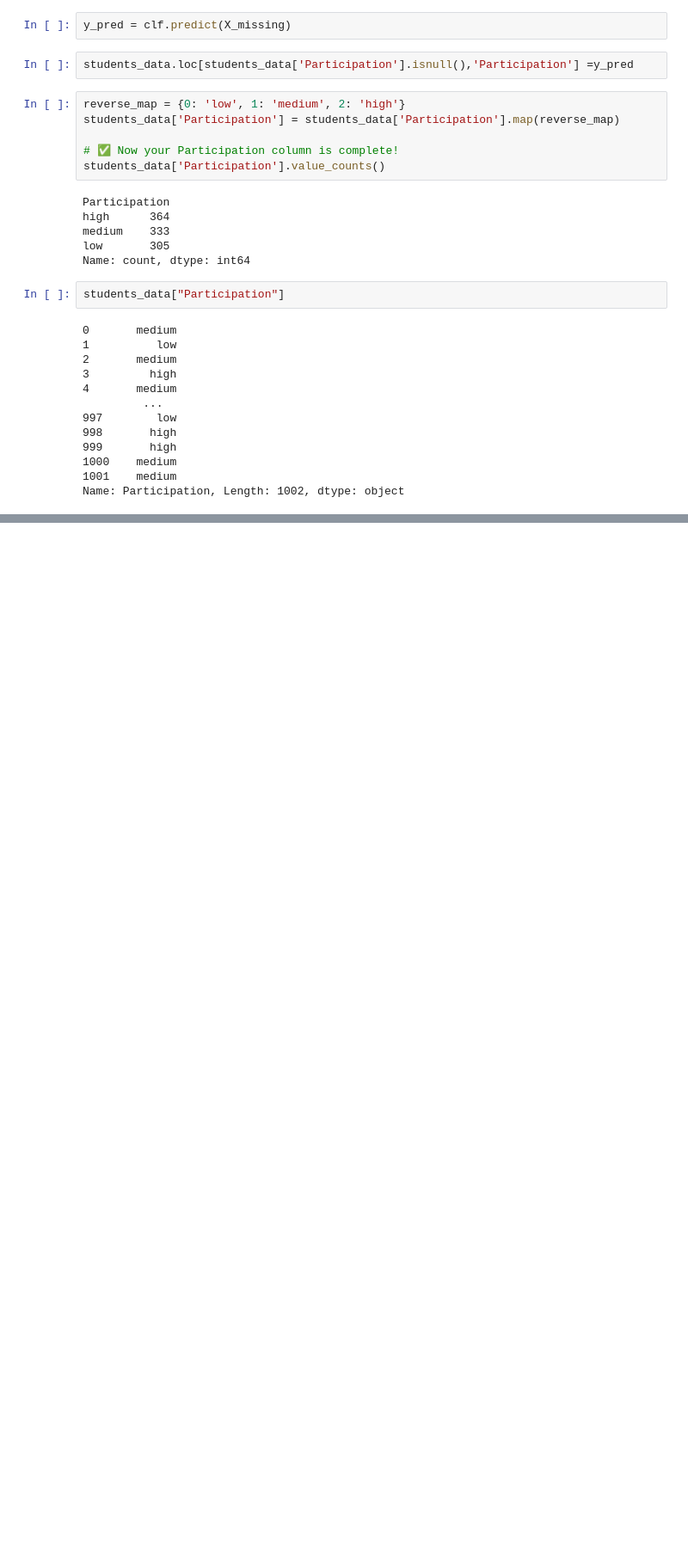
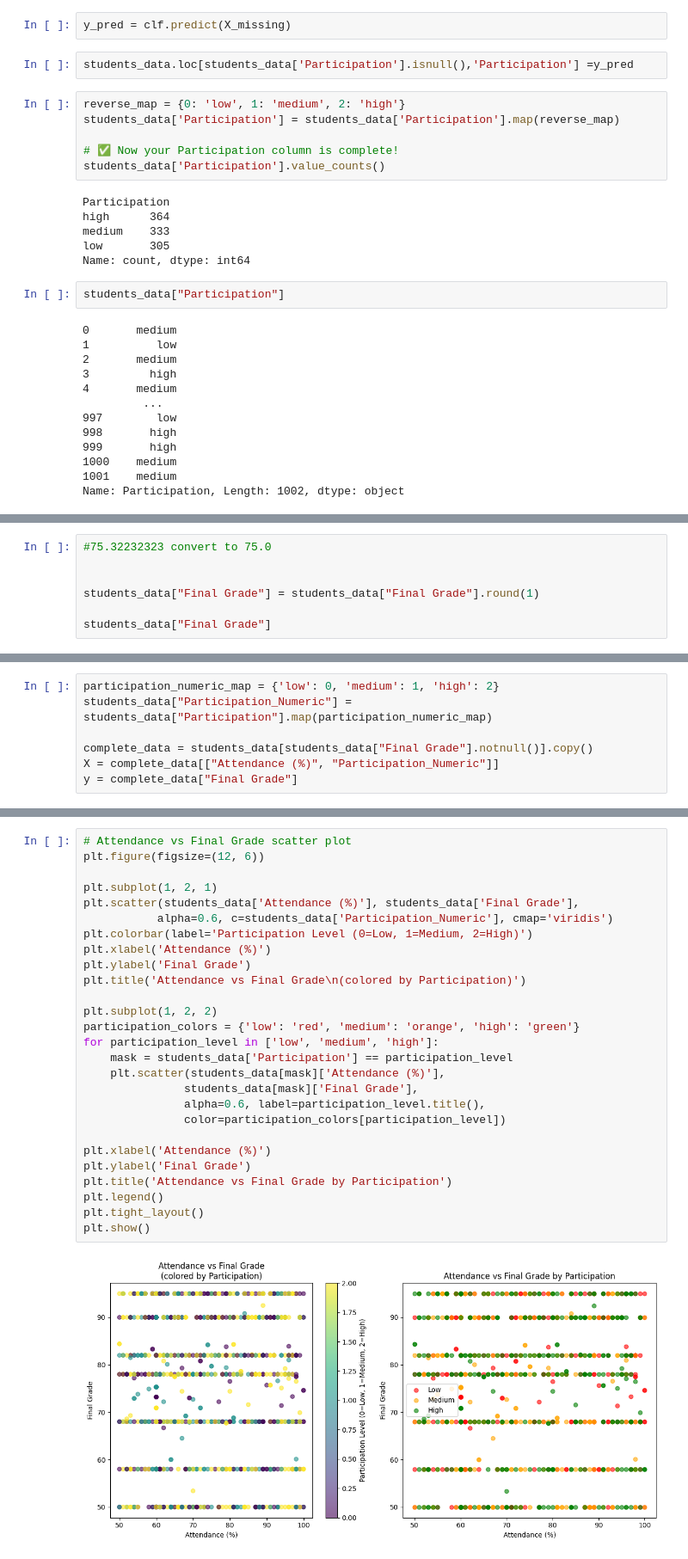
Before and after one commit to Meraj2349/JupyterProject, a Jupyter notebook: classify_student_performance.ipynb, the cells around one changed output, grey strips where cells are left out. Shown at 86% size. Saved outputs shown, nothing was run; the diff lists cells and outputs as text; blank space fills up the shorter version.

```diff
--- a/classify_student_performance.ipynb
+++ b/classify_student_performance.ipynb
@@ -249,0 +339,7 @@ Name: Participation, Length: 1002, dtype: object
+# %%
+#75.32232323 convert to 75.0
+
+
+students_data["Final Grade"] = students_data["Final Grade"].round(1)
+
+students_data["Final Grade"]
@@ -249,0 +359,7 @@ Name: Participation, Length: 1002, dtype: object
+# %%
+participation_numeric_map = {'low': 0, 'medium': 1, 'high': 2}
+students_data["Participation_Numeric"] = students_data["Participation"].map(participation_numeric_map)
+
+complete_data = students_data[students_data["Final Grade"].notnull()].copy()
+X = complete_data[["Attendance (%)", "Participation_Numeric"]]
+y = complete_data["Final Grade"]
@@ -249,0 +481,29 @@ Name: Participation, Length: 1002, dtype: object
+# %%
+# Attendance vs Final Grade scatter plot
+plt.figure(figsize=(12, 6))
+
+plt.subplot(1, 2, 1)
+plt.scatter(students_data['Attendance (%)'], students_data['Final Grade'],
+           alpha=0.6, c=students_data['Participation_Numeric'], cmap='viridis')
+plt.colorbar(label='Participation Level (0=Low, 1=Medium, 2=High)')
+plt.xlabel('Attendance (%)')
+plt.ylabel('Final Grade')
+plt.title('Attendance vs Final Grade\n(colored by Participation)')
+
+plt.subplot(1, 2, 2)
+participation_colors = {'low': 'red', 'medium': 'orange', 'high': 'green'}
+for participation_level in ['low', 'medium', 'high']:
+    mask = students_data['Participation'] == participation_level
+    plt.scatter(students_data[mask]['Attendance (%)'],
+               students_data[mask]['Final Grade'],
+               alpha=0.6, label=participation_level.title(),
+               color=participation_colors[participation_level])
+
+plt.xlabel('Attendance (%)')
+plt.ylabel('Final Grade')
+plt.title('Attendance vs Final Grade by Participation')
+plt.legend()
+plt.tight_layout()
+plt.show()
+# %% [output]
+[figure, added]
```
Also changed, not shown: parts of 40 cells of this notebook, 5 other files.
